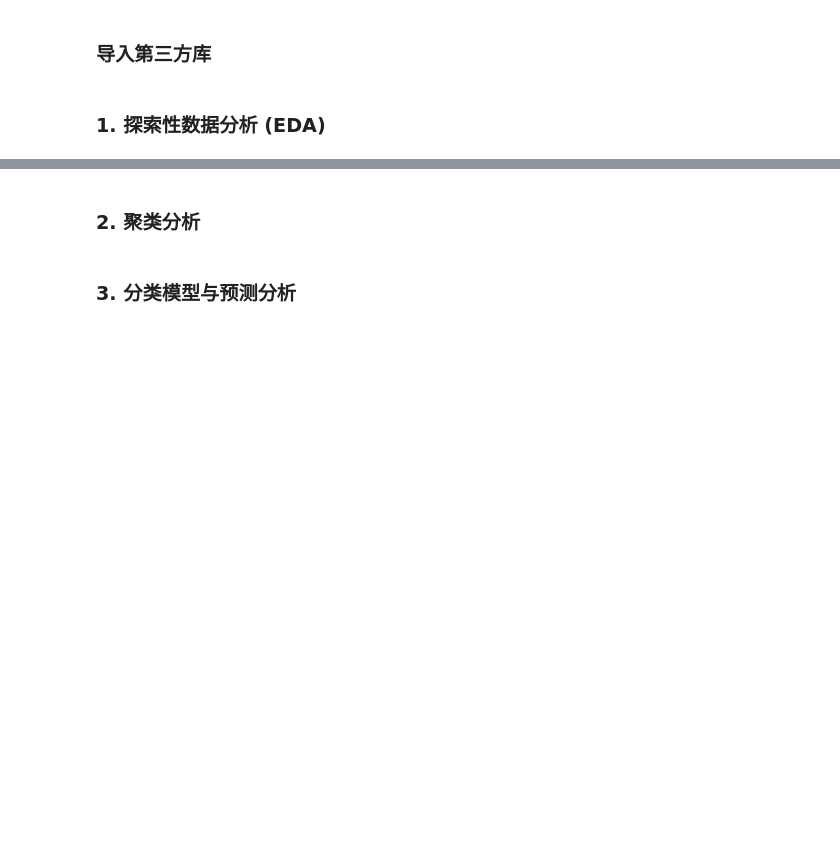
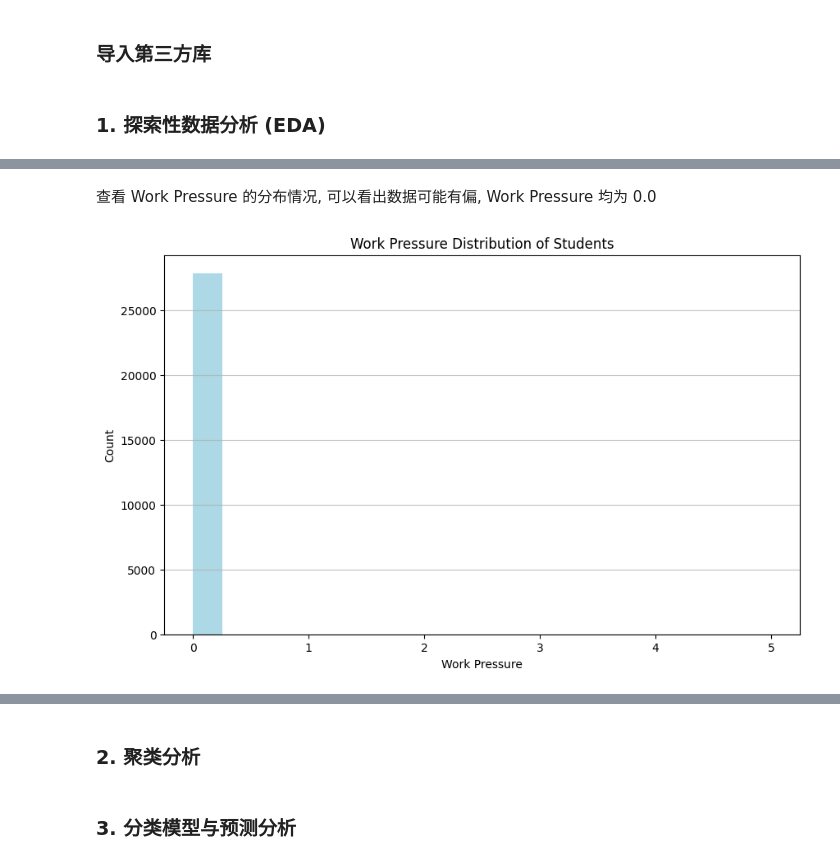
Before and after one commit to byrzhm/student-depression, a Jupyter notebook: analysis.ipynb, the cells around one changed output, grey strips where cells are left out. Cells and saved outputs as stored; diff of their text form; code cells hidden in the pictures; blank space fills up the shorter version.

```diff
--- a/analysis.ipynb
+++ b/analysis.ipynb
@@ -14,0 +94,9 @@ import numpy as np
+# %% [markdown]
+查看 Work Pressure 的分布情况, 可以看出数据可能有偏, Work Pressure 均为 0.0
+# %%
+hist_plot(df['Work Pressure'], bins=20,
+            title='Work Pressure Distribution of Students',
+            xlabel='Work Pressure',
+            ylabel='Count')
+# %% [output]
+[figure, added]
```
Also changed, not shown: parts of 39 cells of this notebook, 4 other files.
